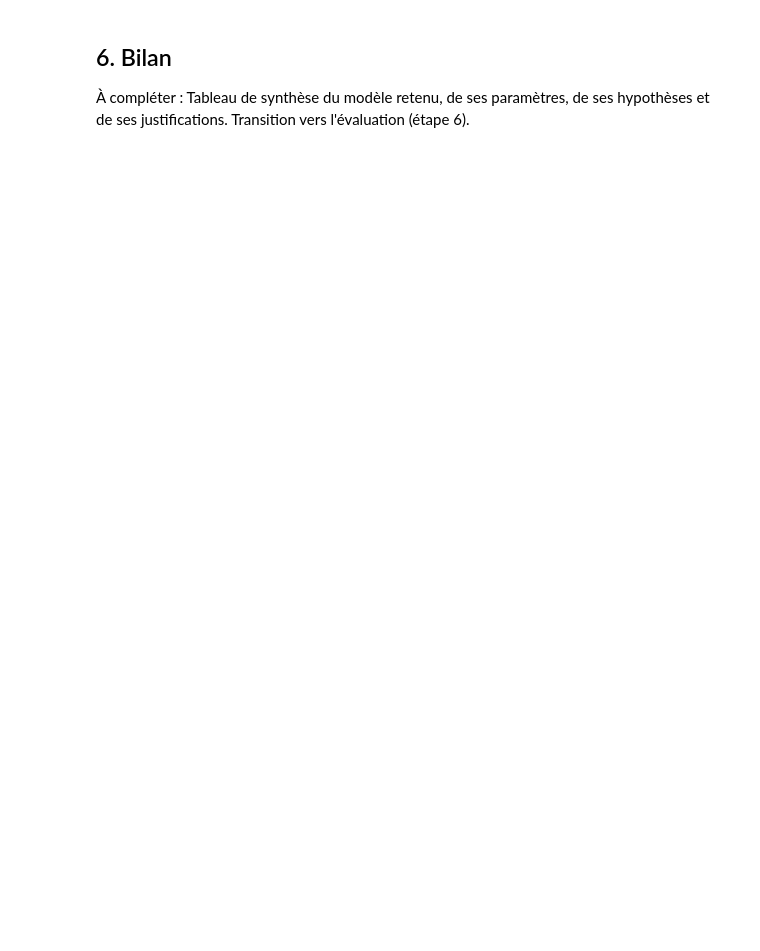
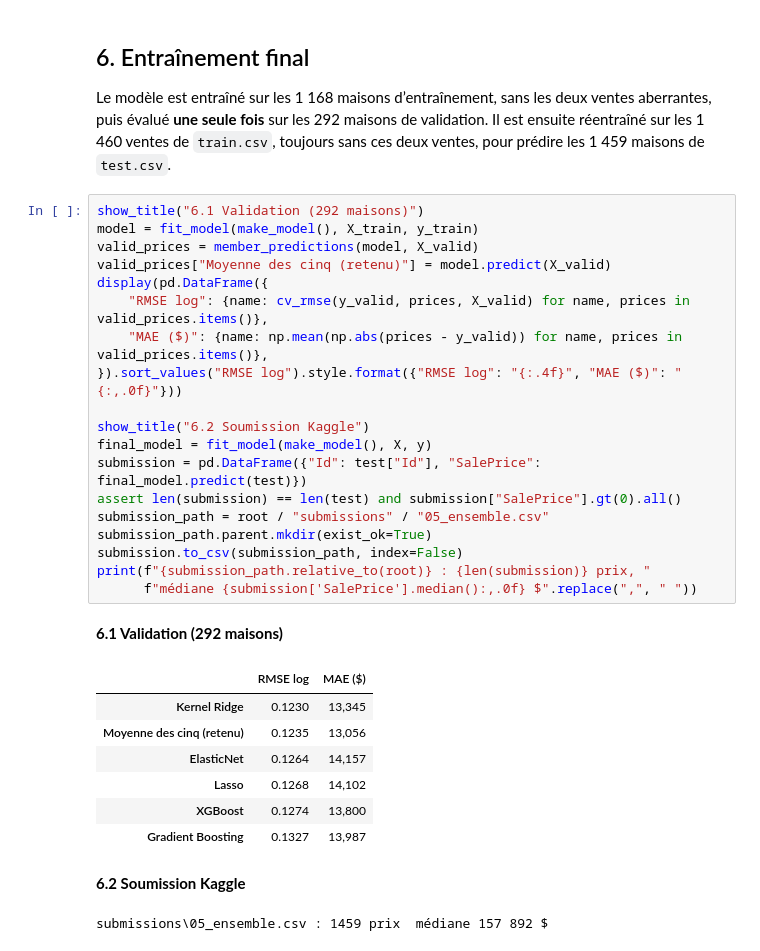
Before and after one commit to JulienDes/MAP6014---Travail-Final, a Jupyter notebook: notebooks/05_developpement_solution.ipynb, the cells around one changed output. Cells and saved outputs as stored; diff of their text form; blank space fills up the shorter version.

```diff
--- a/notebooks/05_developpement_solution.ipynb
+++ b/notebooks/05_developpement_solution.ipynb
@@ -59,4 +155,34 @@ Modèle principal : **à choisir**. Des modèles de comparaison sont possibles,
 # %% [markdown]
-## 6. Bilan
+## 6. Entraînement final
 
-À compléter : Tableau de synthèse du modèle retenu, de ses paramètres, de ses hypothèses et de ses justifications. Transition vers l'évaluation (étape 6).
+Le modèle est entraîné sur les 1 168 maisons d’entraînement, sans les deux ventes aberrantes, puis évalué **une seule fois** sur les 292 maisons de validation. Il est ensuite réentraîné sur les 1 460 ventes de `train.csv`, toujours sans ces deux ventes, pour prédire les 1 459 maisons de `test.csv`.
+# %%
+show_title("6.1 Validation (292 maisons)")
+model = fit_model(make_model(), X_train, y_train)
+valid_prices = member_predictions(model, X_valid)
+valid_prices["Moyenne des cinq (retenu)"] = model.predict(X_valid)
+display(pd.DataFrame({
+    "RMSE log": {name: cv_rmse(y_valid, prices, X_valid) for name, prices in valid_prices.items()},
+    "MAE ($)": {name: np.mean(np.abs(prices - y_valid)) for name, prices in valid_prices.items()},
+}).sort_values("RMSE log").style.format({"RMSE log": "{:.4f}", "MAE ($)": "{:,.0f}"}))
+
+show_title("6.2 Soumission Kaggle")
+final_model = fit_model(make_model(), X, y)
+submission = pd.DataFrame({"Id": test["Id"], "SalePrice": final_model.predict(test)})
+assert len(submission) == len(test) and submission["SalePrice"].gt(0).all()
+submission_path = root / "submissions" / "05_ensemble.csv"
+submission_path.parent.mkdir(exist_ok=True)
+submission.to_csv(submission_path, index=False)
+print(f"{submission_path.relative_to(root)} : {len(submission)} prix, "
+      f"médiane {submission['SalePrice'].median():,.0f} $".replace(",", " "))
+# %% [output]
+**6.1 Validation (292 maisons)**
+|  | RMSE log | MAE ($) |
+| Kernel Ridge | 0.1230 | 13,345 |
+| Moyenne des cinq (retenu) | 0.1235 | 13,056 |
+| ElasticNet | 0.1264 | 14,157 |
+| Lasso | 0.1268 | 14,102 |
+| XGBoost | 0.1274 | 13,800 |
+| Gradient Boosting | 0.1327 | 13,987 |
+**6.2 Soumission Kaggle**
+submissions\05_ensemble.csv : 1459 prix  médiane 157 892 $
```
Also changed, not shown: parts of 11 cells of this notebook, 1 other file.
